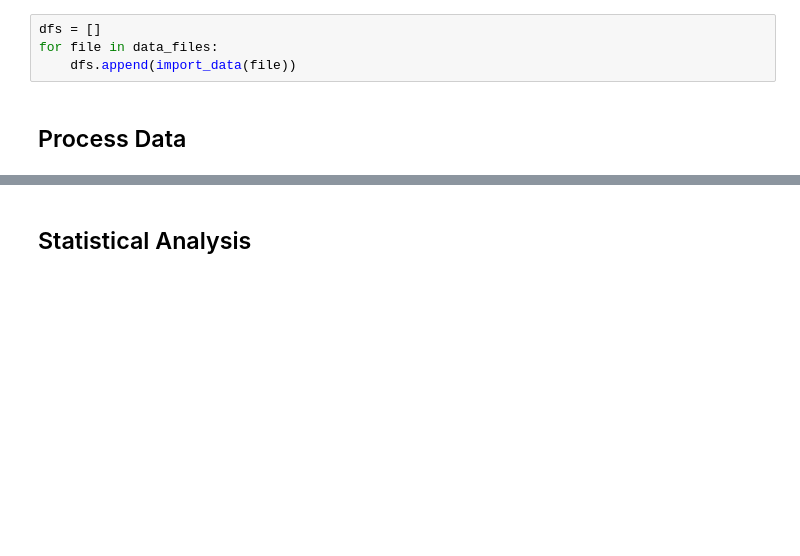
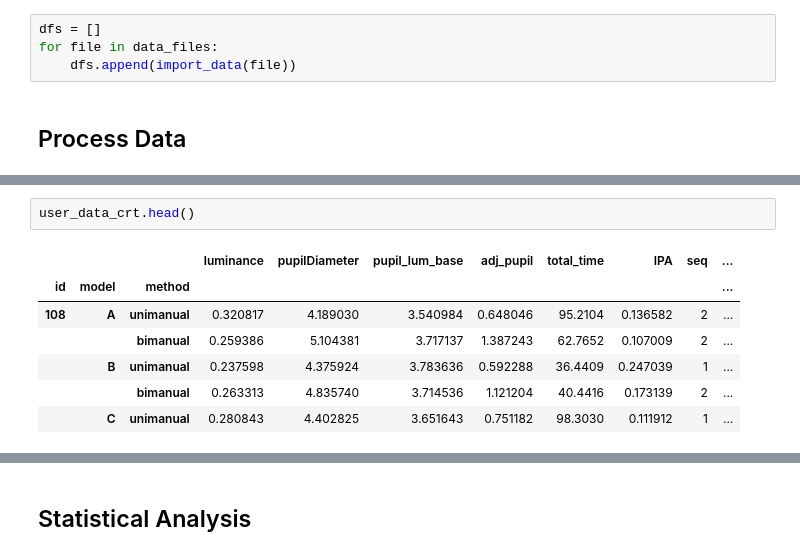
Before and after one commit to courtnicole/3d-path-cognition, a Jupyter notebook: pupil.ipynb, the cells around one changed output, grey strips where cells are left out. Saved outputs shown, nothing was run; the diff lists cells and outputs as text; blank space fills up the shorter version.

```diff
--- a/pupil.ipynb
+++ b/pupil.ipynb
@@ -459,0 +482,10 @@ Uncomment to view the traces of the eye diameter data for all participants.
+# %%
+user_data_crt.head()
+# %% [output]
+|  |  |  | luminance | pupilDiameter | pupil_lum_base | adj_pupil | total_time | IPA | seq | ... |
+| id | model | method |  |  |  |  |  |  |  | ... |
+| 108 | A | unimanual | 0.320817 | 4.189030 | 3.540984 | 0.648046 | 95.2104 | 0.136582 | 2 | ... |
+|  |  | bimanual | 0.259386 | 5.104381 | 3.717137 | 1.387243 | 62.7652 | 0.107009 | 2 | ... |
+|  | B | unimanual | 0.237598 | 4.375924 | 3.783636 | 0.592288 | 36.4409 | 0.247039 | 1 | ... |
+|  |  | bimanual | 0.263313 | 4.835740 | 3.714536 | 1.121204 | 40.4416 | 0.173139 | 2 | ... |
+|  | C | unimanual | 0.280843 | 4.402825 | 3.651643 | 0.751182 | 98.3030 | 0.111912 | 1 | ... |
```
Also changed, not shown: parts of 17 cells of this notebook.
